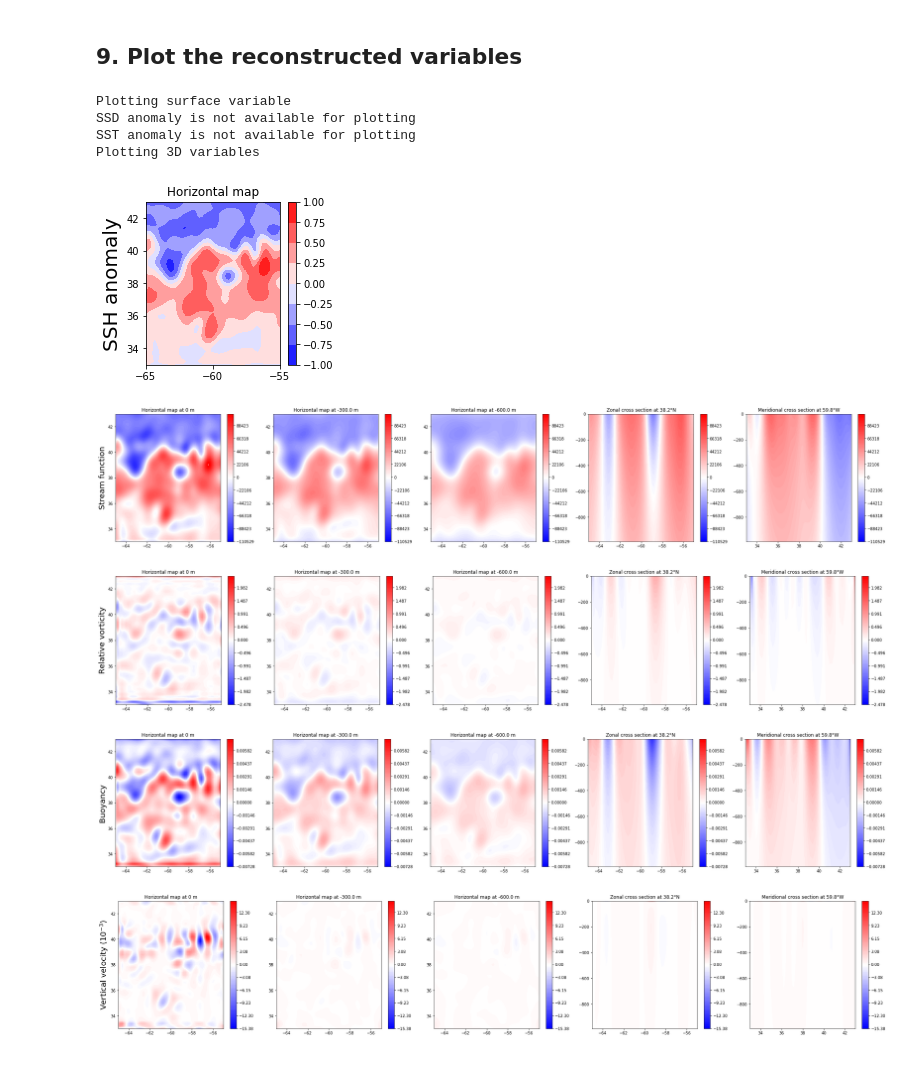
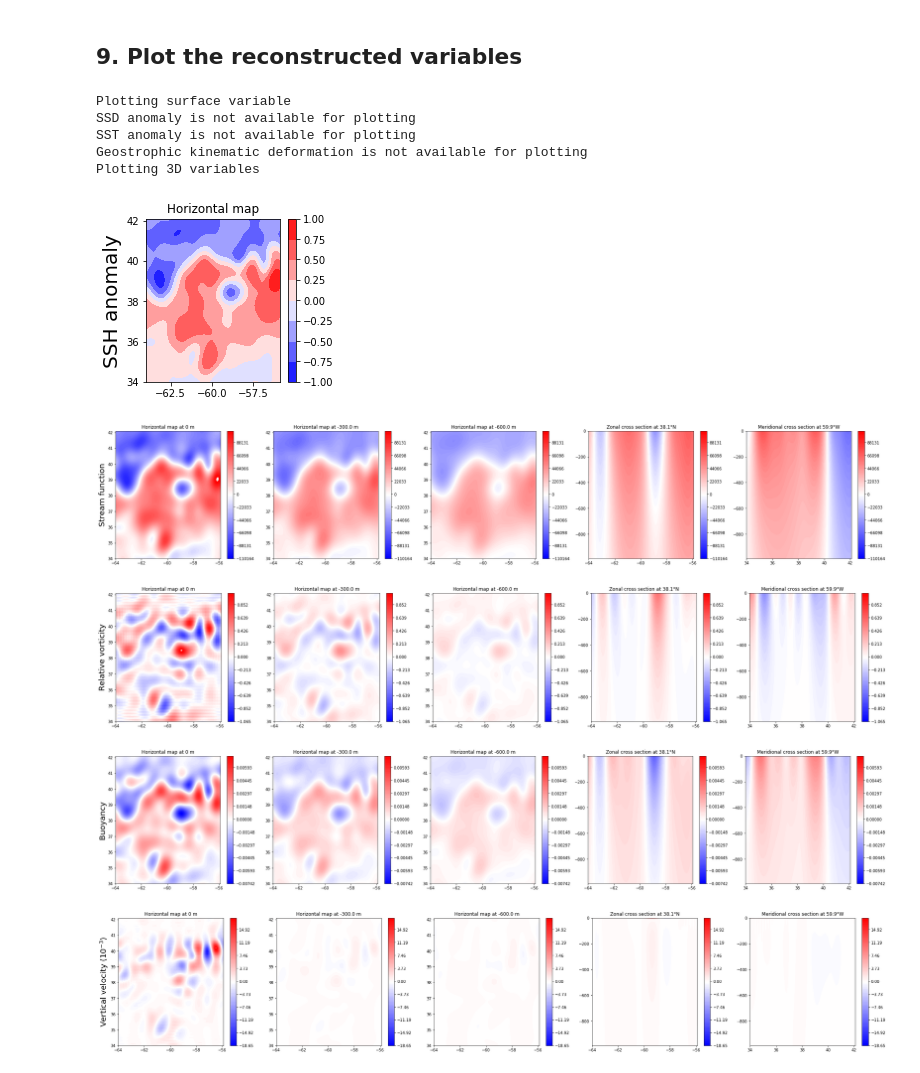
Before and after one commit to SammyMetref/pydssa, a Jupyter notebook: examples/Example4_3Dreconstruction_esqg-SSHmapping_OI_from_4nadirs_Gulfstream.ipynb, the cells around one changed output. Drawn from its saved outputs; the diff is of its cells as text; code cells hidden in the pictures.

```diff
--- a/examples/Example4_3Dreconstruction_esqg-SSHmapping_OI_from_4nadirs_Gulfstream.ipynb
+++ b/examples/Example4_3Dreconstruction_esqg-SSHmapping_OI_from_4nadirs_Gulfstream.ipynb
@@ -21,8 +21,8 @@ lat_min = 33.                                            # domain min latitude
 lat_max = 43.                                            # domain max latitude
 time_min = np.datetime64('2012-10-22')                   # domain min time
 time_max = np.datetime64('2012-12-02')                   # domain max time
-dx = 0.2                                                 # zonal grid spatial step (in degree)
-dy = 0.2                                                 # meridional grid spatial step (in degree)
+dx = 0.1                                                 # zonal grid spatial step (in degree)
+dy = 0.1# meridional grid spatial step (in degree)
 dt = np.timedelta64(1, 'D')                              # temporal grid step
 
 simu_start_date = '2012-10-01T00:00:00'                  # Nature run initial date
@@ -41,7 +41,7 @@ noise = 0.05                                             # Noise level (5%)
 obs_inputs = ['../data/SSH_obs/2020a_SSH_mapping_NATL60_jason1.nc','../data/SSH_obs/2020a_SSH_mapping_NATL60_envisat.nc','../data/SSH_obs/2020a_SSH_mapping_NATL60_geosat2.nc','../data/SSH_obs/2020a_SSH_mapping_NATL60_topex-poseidon_interleaved.nc']
 
 # Output paths
-output_oi = f'../data/SSH_fields/ssh_reconstruction_'+str(time_min)+'-'+str(time_max)+'_4nadirs.nc'
+output_oi = f'../data/Surf_fields/ssh_reconstruction_'+str(time_min)+'-'+str(time_max)+'_4nadirs.nc'
 # %% [markdown]
 ## 2. Create an ssh mapping instance
 # %%
@@ -111,7 +114,7 @@ my_esqg_reconstruction.z = depth
 my_esqg_reconstruction.N0 = 80*2*2*np.pi/86164*np.sin(lat*np.pi/180)
 my_esqg_reconstruction.C = 2.6
 my_esqg_reconstruction.sppad = 3
-my_esqg_reconstruction.corrN = np.ones_like(depth)
+my_esqg_reconstruction.Nprofile = np.ones_like(depth)
 my_esqg_reconstruction.periodsmooth = 1
 # %% [markdown]
 ## 8. Run the eSQG reconstruction
@@ -119,15 +122,16 @@ my_esqg_reconstruction.periodsmooth = 1
 my_esqg_reconstruction.run_esqg()
 # %% [markdown]
 ## 9. Plot the reconstructed variables
-# %%
-my_esqg_reconstruction.plot_reconstruction_outputs()
-# %% [output]
-Plotting surface variable
-SSD anomaly is not available for plotting
-SST anomaly is not available for plotting
-Plotting 3D variables
-[figure, removed]
-[figure, removed]
-[figure, removed]
-[figure, removed]
-[figure, removed]
+# %%
+my_esqg_reconstruction.plot_reconstruction_outputs(crop1 = 10, crop2 = -10, crop3 = 10, crop4 = -10)
+# %% [output]
+Plotting surface variable
+SSD anomaly is not available for plotting
+SST anomaly is not available for plotting
+Geostrophic kinematic deformation is not available for plotting
+Plotting 3D variables
+[figure, added]
+[figure, added]
+[figure, added]
+[figure, added]
+[figure, added]
```
Also changed, not shown: parts of 1 cell of this notebook, 5 other files.
